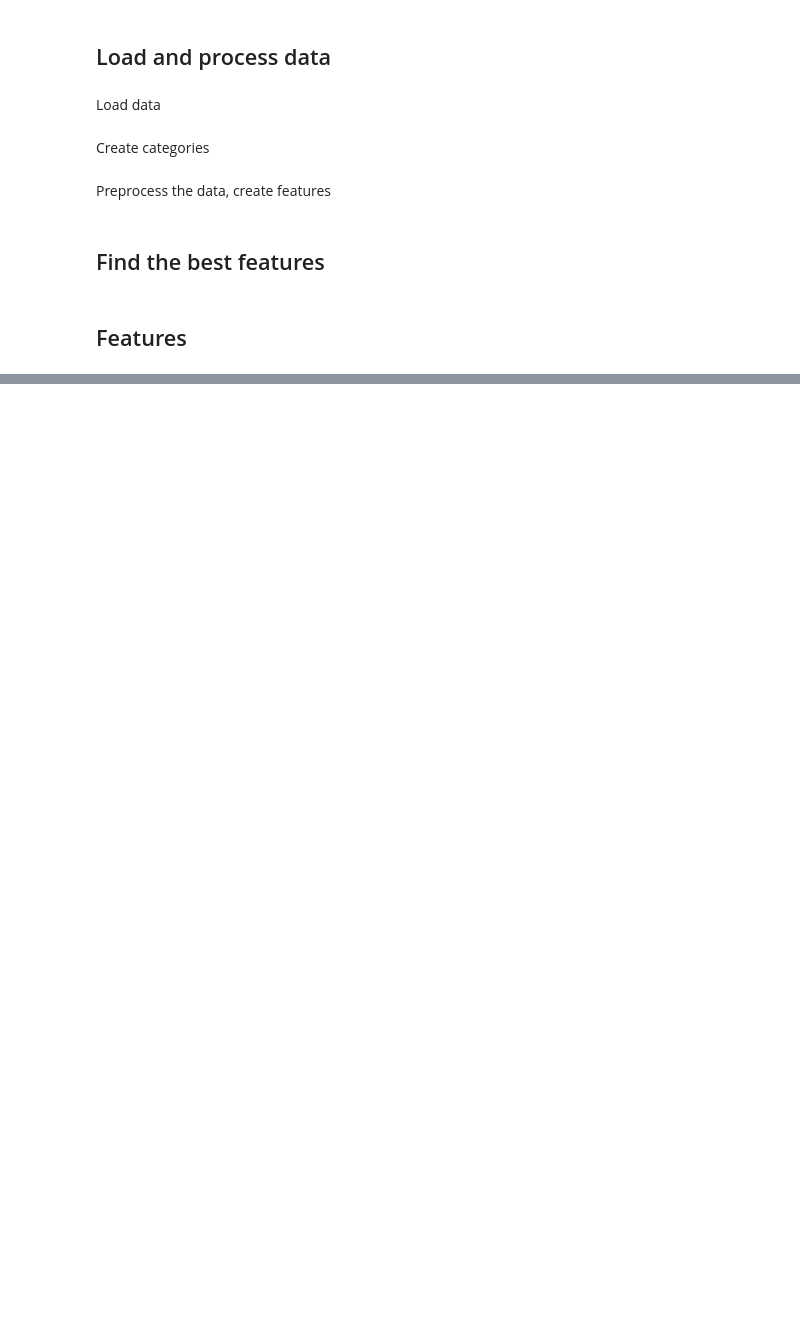
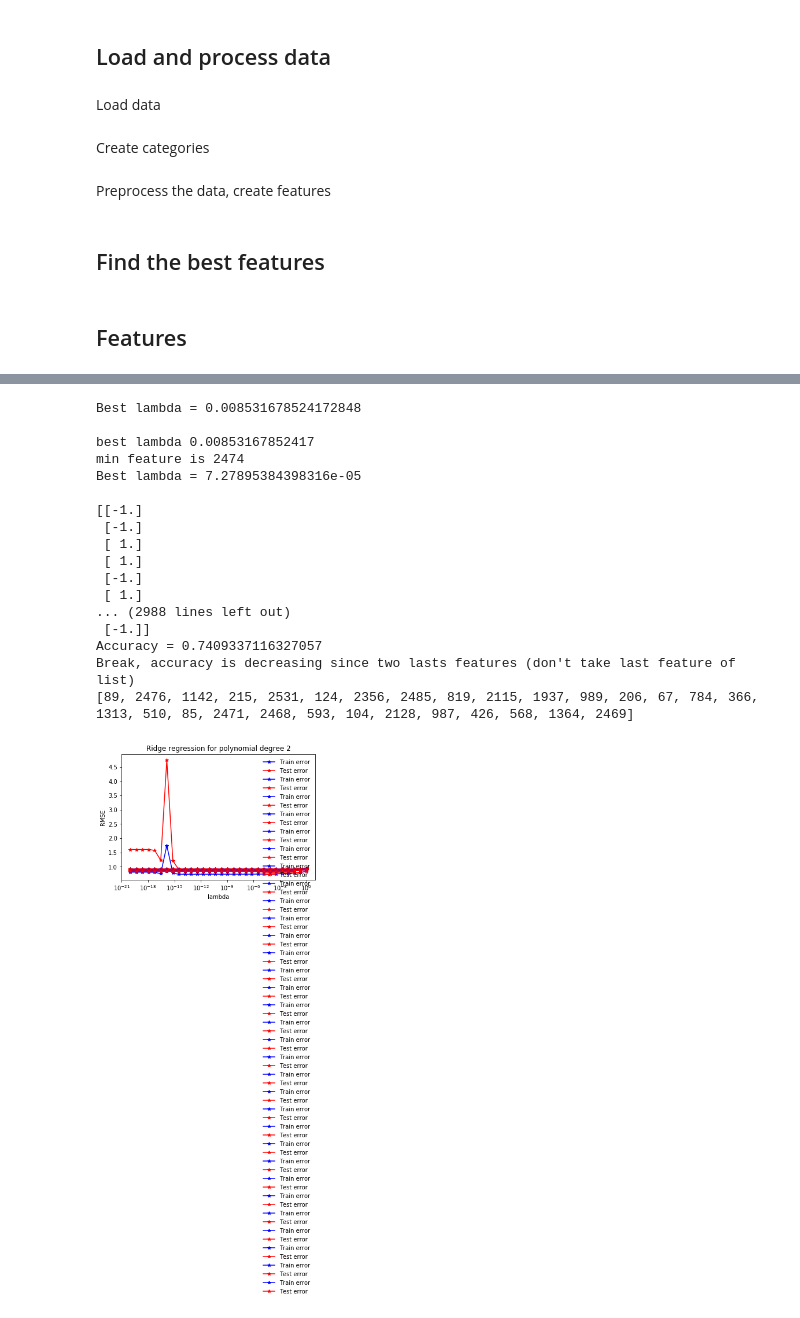
Before and after one commit to PaulineMauryL/MachineLearningProject1, a Jupyter notebook: Projet1_feature_selection-avoidmemoryerror.ipynb, the cells around one changed output, grey strips where cells are left out. Saved outputs shown, nothing was run; the diff lists cells and outputs as text; code cells hidden in the pictures; blank space fills up the shorter version.

```diff
--- a/Projet1_feature_selection-avoidmemoryerror.ipynb
+++ b/Projet1_feature_selection-avoidmemoryerror.ipynb
@@ -60,12 +79,31 @@ keep_features_number(feat_0, lamb_0, "categorie_0")
 # %%
 y_train_1 = y_train[idx_1_tr]
 trx_1 = dataprocessing(cat_1_tri,3)
 features_1, lambdas_1 = best_set_of_features(trx_1,y_train_1, num_intervals_lambda, nb_fold, nb_crossvalid, min_range, max_range)
 lamb_1 = lambdas_1[-3]
 feat_1 = features_1[:-1]
 print(feat_1)
 
-keep_features_number(feat_1, lamb_1, "categorie_1")
+keep_features_number(feat_1, lamb_1, "categorie_1.txt")
+# %% [output]
+Best lambda = 0.008531678524172848
+
+best lambda 0.00853167852417
+min feature is 2474
+Best lambda = 7.27895384398316e-05
+
+[[-1.]
+ [-1.]
+ [ 1.]
+ [ 1.]
+ [-1.]
+ [ 1.]
+... (2988 lines left out)
+ [-1.]]
+Accuracy = 0.7409337116327057
+Break, accuracy is decreasing since two lasts features (don't take last feature of list)
+[89, 2476, 1142, 215, 2531, 124, 2356, 2485, 819, 2115, 1937, 989, 206, 67, 784, 366, 1313, 510, 85, 2471, 2468, 593, 104, 2128, 987, 426, 568, 1364, 2469]
+[figure, added]
 # %%
 y_train_2 = y_train[idx_2_tr]
 trx_2 = dataprocessing(cat_2_tri,3)
```
Also changed, not shown: parts of 3 cells of this notebook, 3 other files.
